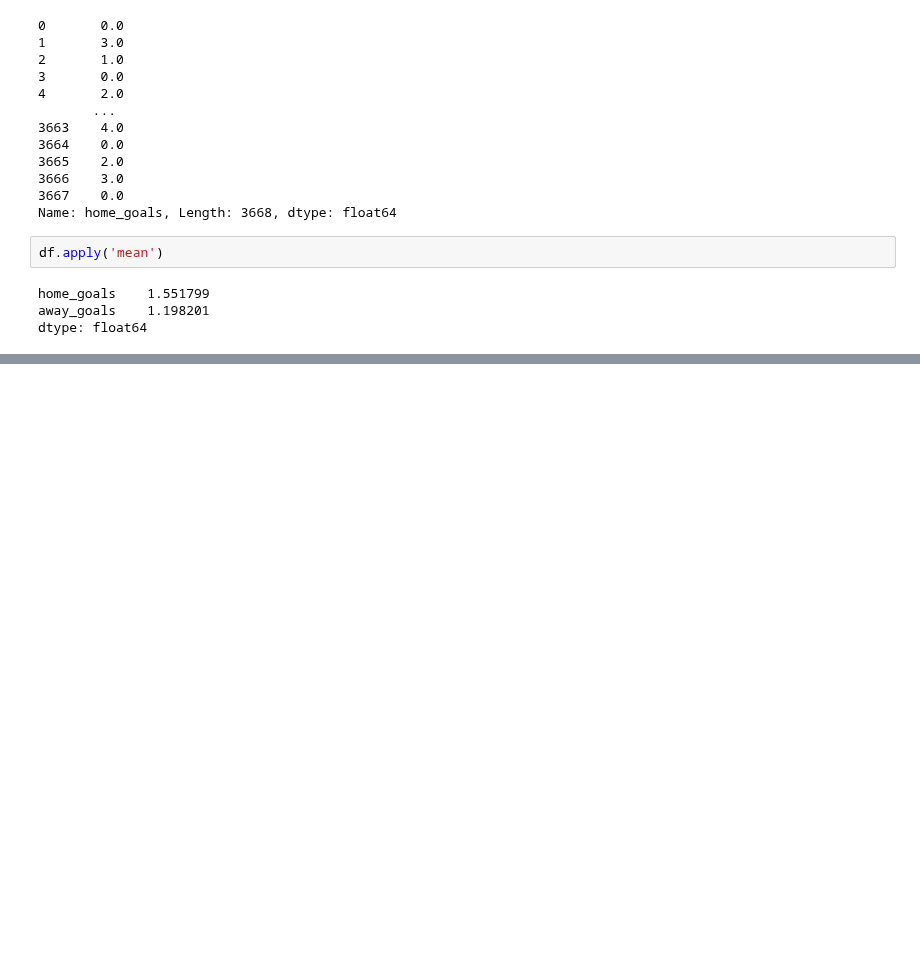
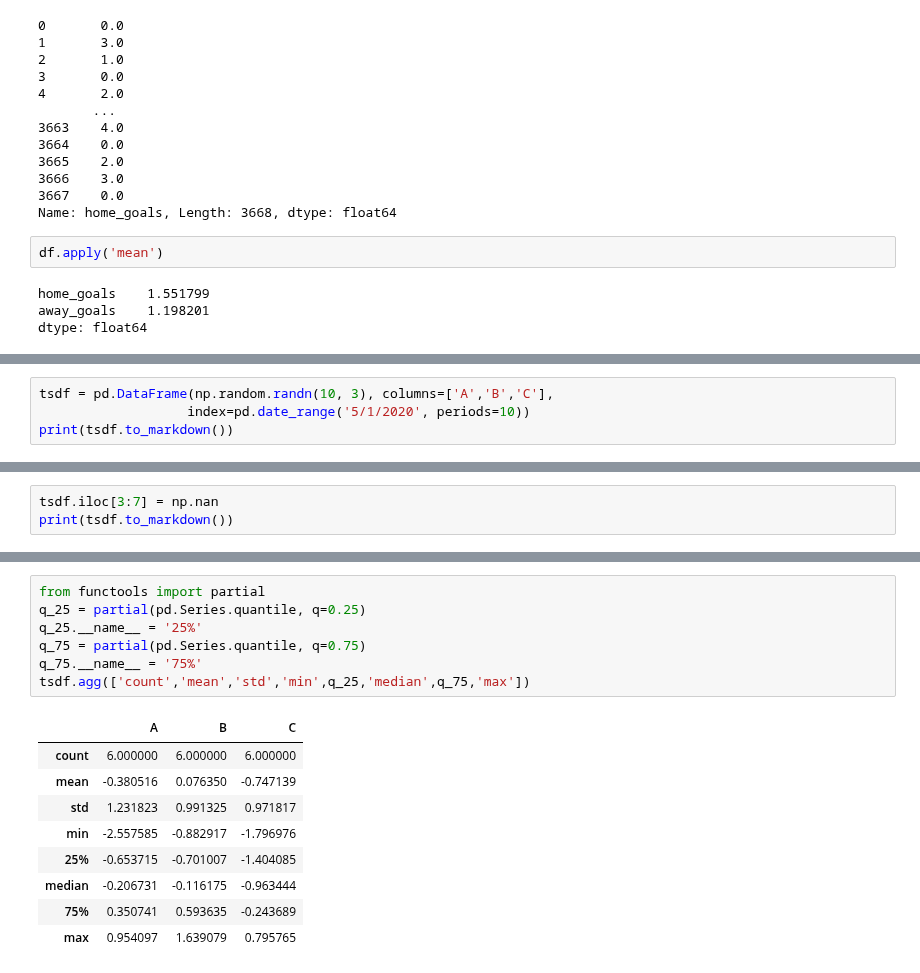
Before and after one commit to galaxy1014/ML_module_summary, a Jupyter notebook: Pandas/Basic Function/Basic Functionality.ipynb, the cells around one changed output, grey strips where cells are left out. Saved outputs shown, nothing was run; the diff lists cells and outputs as text; blank space fills up the shorter version.

```diff
--- a/Pandas/Basic Function/Basic Functionality.ipynb
+++ b/Pandas/Basic Function/Basic Functionality.ipynb
@@ -1162,0 +1159,4 @@ print(tsdf.apply(pd.Series.interpolate).to_markdown())
+# %%
+tsdf = pd.DataFrame(np.random.randn(10, 3), columns=['A','B','C'],
+                   index=pd.date_range('5/1/2020', periods=10))
+print(tsdf.to_markdown())
@@ -1162,0 +1175,3 @@ print(tsdf.apply(pd.Series.interpolate).to_markdown())
+# %%
+tsdf.iloc[3:7] = np.nan
+print(tsdf.to_markdown())
@@ -1162,0 +1282,17 @@ print(tsdf.apply(pd.Series.interpolate).to_markdown())
+# %%
+from functools import partial
+q_25 = partial(pd.Series.quantile, q=0.25)
+q_25.__name__ = '25%'
+q_75 = partial(pd.Series.quantile, q=0.75)
+q_75.__name__ = '75%'
+tsdf.agg(['count','mean','std','min',q_25,'median',q_75,'max'])
+# %% [output]
+|  | A | B | C |
+| count | 6.000000 | 6.000000 | 6.000000 |
+| mean | -0.380516 | 0.076350 | -0.747139 |
+| std | 1.231823 | 0.991325 | 0.971817 |
+| min | -2.557585 | -0.882917 | -1.796976 |
+| 25% | -0.653715 | -0.701007 | -1.404085 |
+| median | -0.206731 | -0.116175 | -0.963444 |
+| 75% | 0.350741 | 0.593635 | -0.243689 |
+| max | 0.954097 | 1.639079 | 0.795765 |
```
Also changed, not shown: parts of 59 cells of this notebook, 1 other file.
